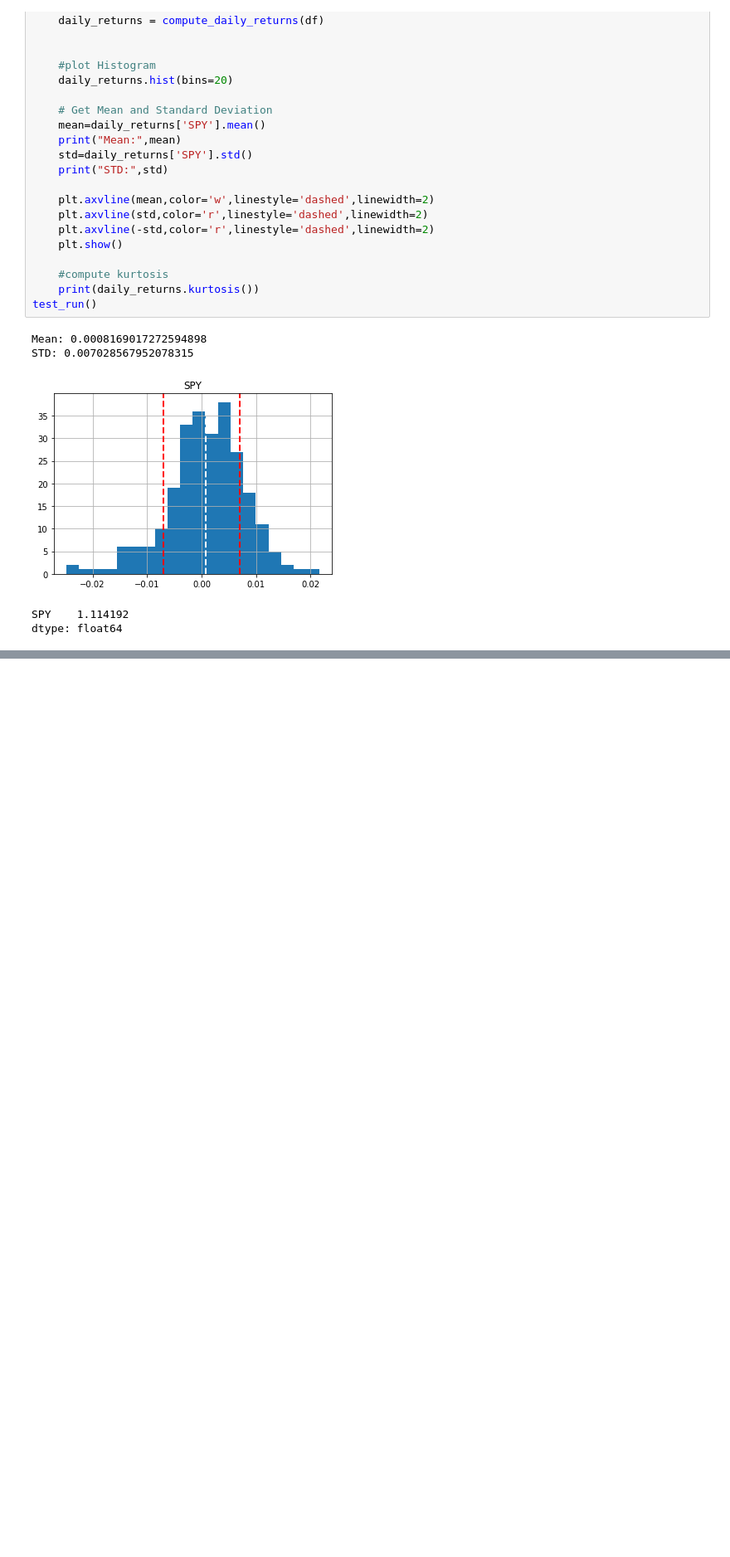
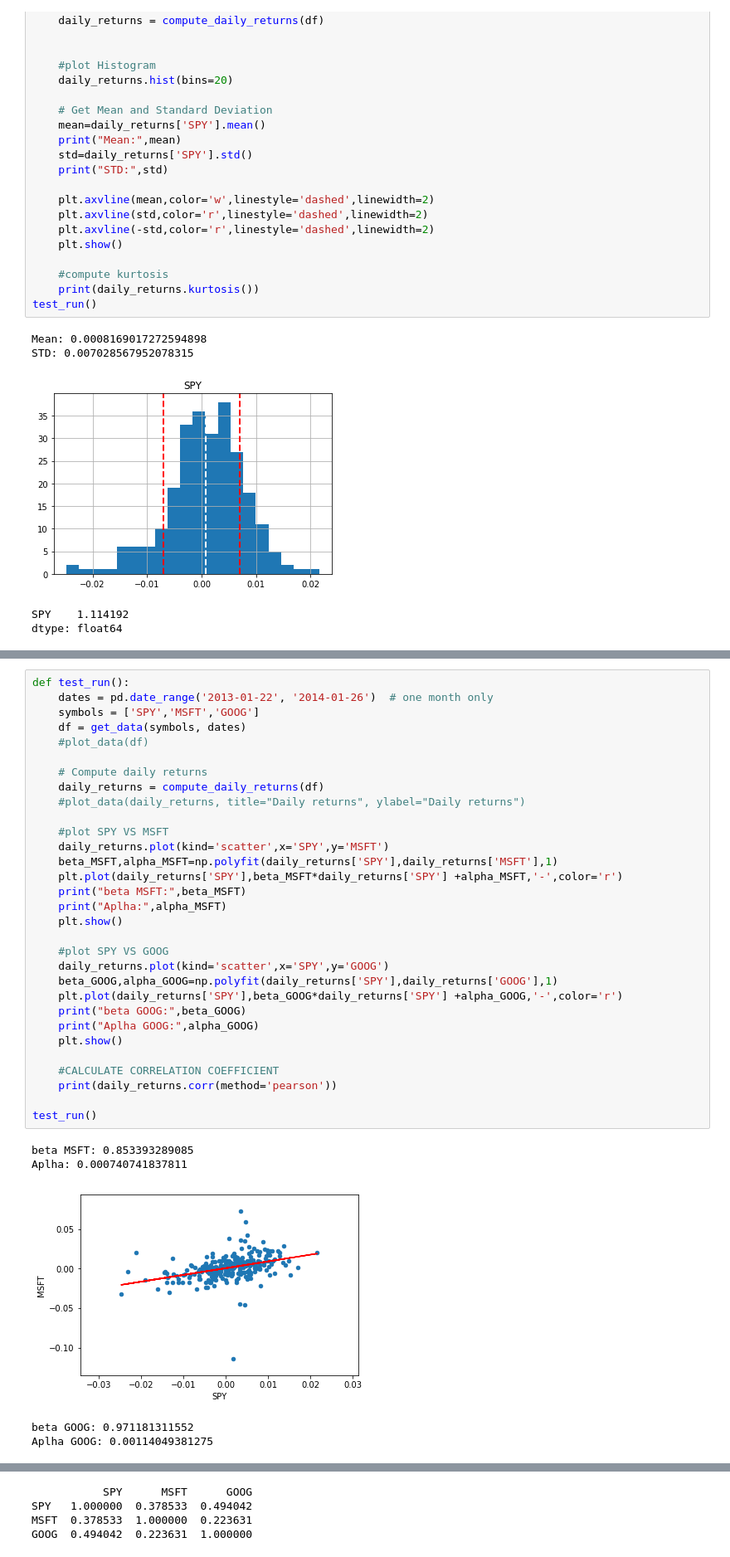
Before and after one commit to Net2pal/Machine-Learning-for-trading, a Jupyter notebook: Untitled1.ipynb, the cells around one changed output, grey strips where cells are left out. Shown at 83% size. Saved outputs shown, nothing was run; the diff lists cells and outputs as text; blank space fills up the shorter version.

```diff
--- a/Untitled1.ipynb
+++ b/Untitled1.ipynb
@@ -230,0 +313,37 @@ test_run()
+# %%
+def test_run():
+    dates = pd.date_range('2013-01-22', '2014-01-26')  # one month only
+    symbols = ['SPY','MSFT','GOOG']
+    df = get_data(symbols, dates)
+    #plot_data(df)
+
+    # Compute daily returns
+    daily_returns = compute_daily_returns(df)
+    #plot_data(daily_returns, title="Daily returns", ylabel="Daily returns")
+
+    #plot SPY VS MSFT
+    daily_returns.plot(kind='scatter',x='SPY',y='MSFT')
+    beta_MSFT,alpha_MSFT=np.polyfit(daily_returns['SPY'],daily_returns['MSFT'],1)
+    plt.plot(daily_returns['SPY'],beta_MSFT*daily_returns['SPY'] +alpha_MSFT,'-',color='r')
+    print("beta MSFT:",beta_MSFT)
+    print("Aplha:",alpha_MSFT)
+    plt.show()
+
+    #plot SPY VS GOOG
+    daily_returns.plot(kind='scatter',x='SPY',y='GOOG')
+    beta_GOOG,alpha_GOOG=np.polyfit(daily_returns['SPY'],daily_returns['GOOG'],1)
+    plt.plot(daily_returns['SPY'],beta_GOOG*daily_returns['SPY'] +alpha_GOOG,'-',color='r')
+    print("beta GOOG:",beta_GOOG)
+    print("Aplha GOOG:",alpha_GOOG)
+    plt.show()
+
+    #CALCULATE CORRELATION COEFFICIENT
+    print(daily_returns.corr(method='pearson'))
+
+test_run()
+# %% [output]
+beta MSFT: 0.853393289085
+Aplha: 0.000740741837811
+[figure, added]
+beta GOOG: 0.971181311552
+Aplha GOOG: 0.00114049381275
@@ -230,0 +351,4 @@ test_run()
+           SPY      MSFT      GOOG
+SPY   1.000000  0.378533  0.494042
+MSFT  0.378533  1.000000  0.223631
+GOOG  0.494042  0.223631  1.000000
```
Also changed, not shown: parts of 6 cells of this notebook.
